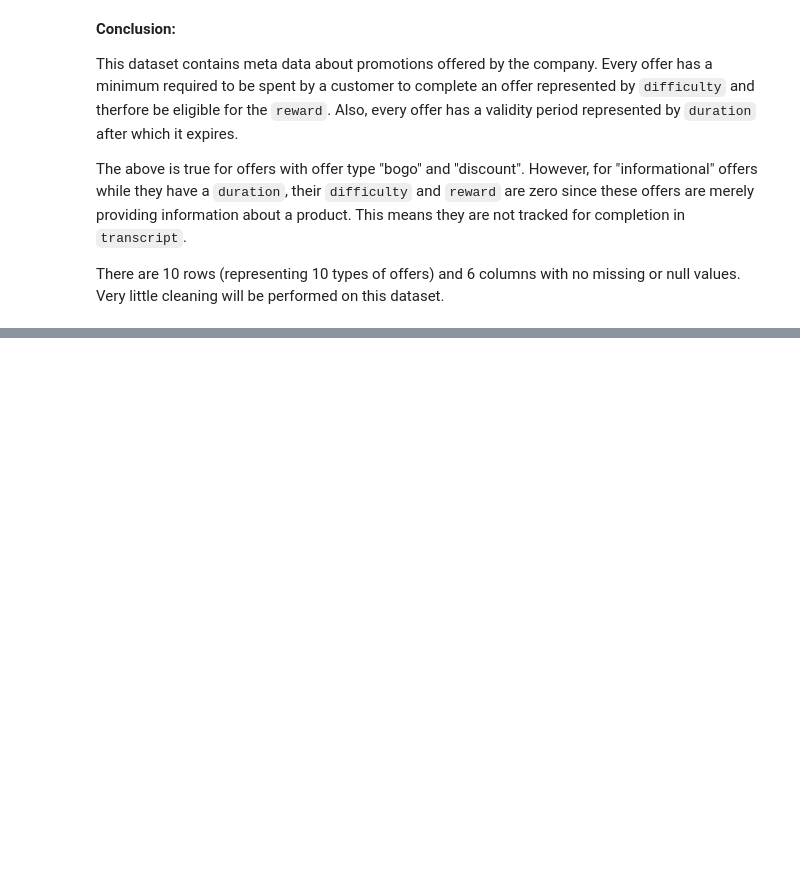
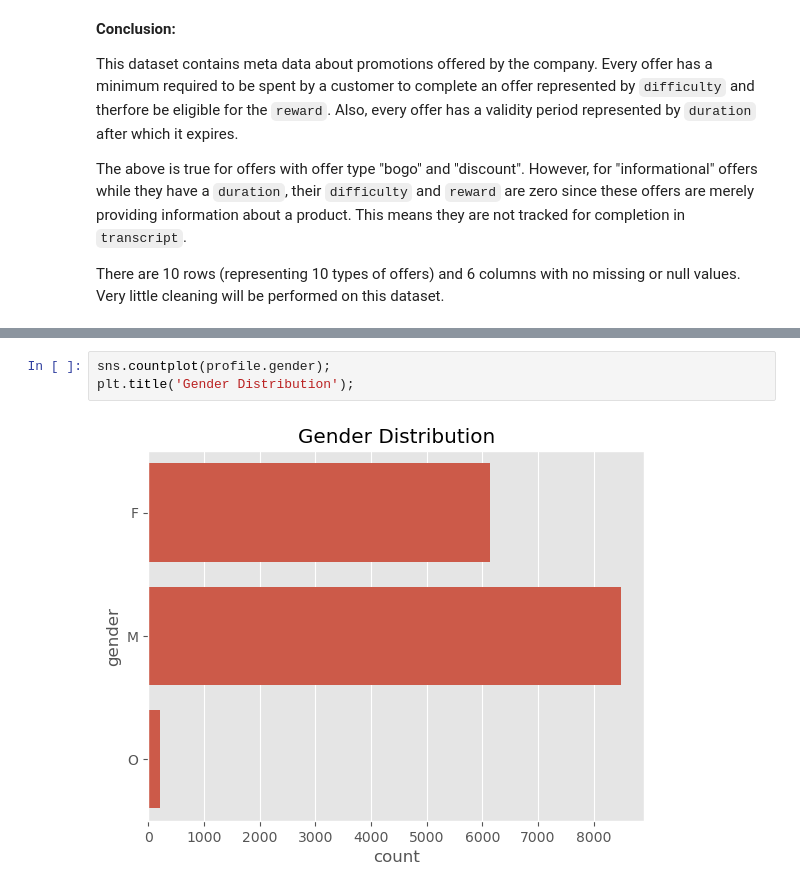
Before and after one commit to codeefy/Starbucks-Customer-Segmentation-, a Jupyter notebook: segmentation.ipynb, the cells around one changed output, grey strips where cells are left out. Cells and saved outputs as stored; diff of their text form; blank space fills up the shorter version.

```diff
--- a/segmentation.ipynb
+++ b/segmentation.ipynb
@@ -182,0 +271,5 @@ There are 10 rows (representing 10 types of offers) and 6 columns with no missin
+# %%
+sns.countplot(profile.gender);
+plt.title('Gender Distribution');
+# %% [output]
+[figure, added]
```
Also changed, not shown: parts of 25 cells of this notebook.
